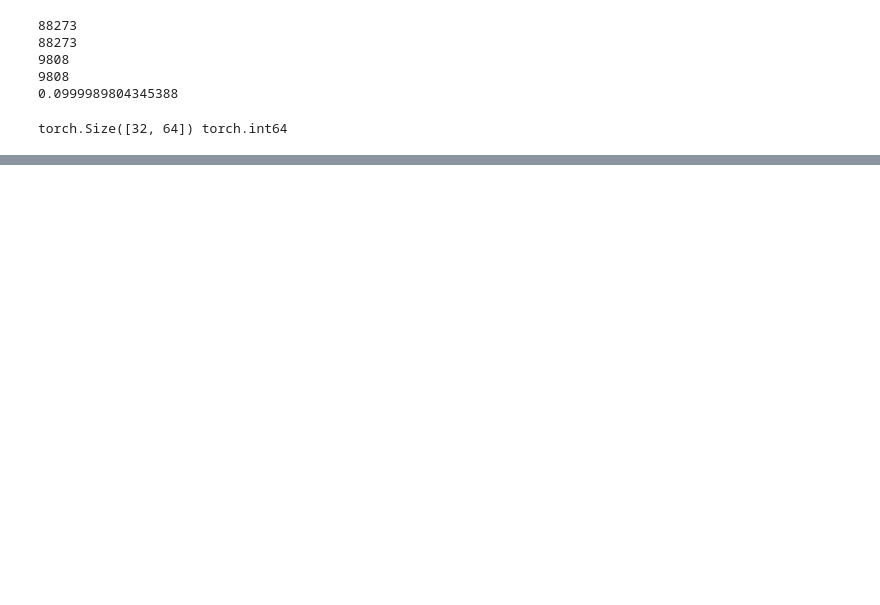
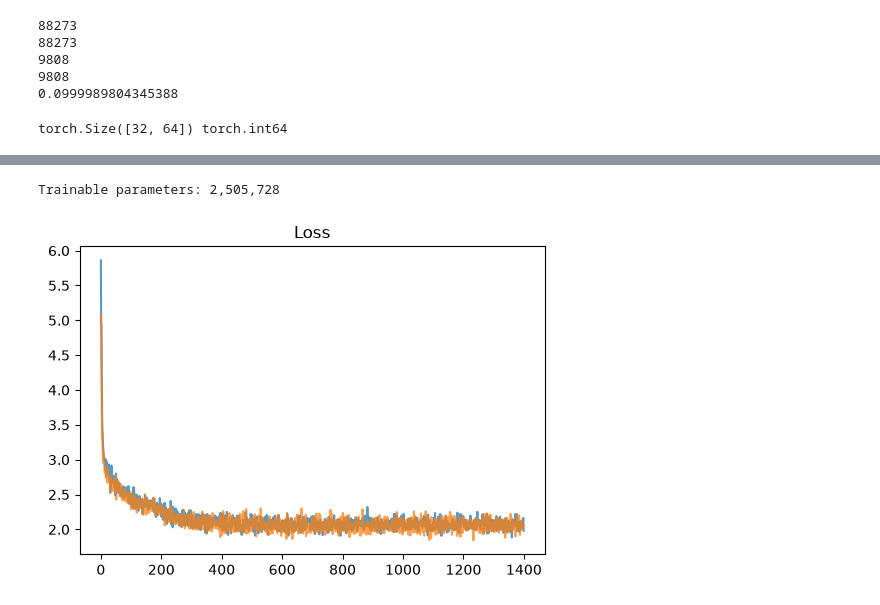
Before and after one commit to KaitoML/HomemadeGPT, a Jupyter notebook: tests.ipynb, the cells around one changed output, grey strips where cells are left out. Drawn from its saved outputs; the diff is of its cells as text; code cells hidden in the pictures; blank space fills up the shorter version.

```diff
--- a/tests.ipynb
+++ b/tests.ipynb
@@ -167,0 +210,43 @@ oughed, I won’m?” oo. “I it nery, “I a shangoatts. way
+# %%
+gpt = GPT(config)
+optimizer = torch.optim.Adam(params=gpt.parameters(), lr=3e-3)
+scheduler = torch.optim.lr_scheduler.StepLR(optimizer, step_size=200)
+# %%
+trainable_params = sum(p.numel() for p in gpt.parameters() if p.requires_grad)
+print(f"Trainable parameters: {trainable_params:,}")
+# %% [output]
+Trainable parameters: 2,505,728
+# %%
+train_losses = []
+val_losses = []
+
+total_steps = 1400
+loop = tqdm(range(total_steps), total=total_steps, desc='Training GPT Model')
+for step in loop:
+    # Train
+    gpt.train()
+    x_batch, y_batch = get_batch(config, 'train')
+    _, loss = gpt(x_batch, y_batch)
+    train_losses.append(loss.item())
+    optimizer.zero_grad()
+
+    loss.backward()
+    optimizer.step()
+
+    # Evaluate
+    gpt.eval()
+    with torch.no_grad():
+        x_batch, y_batch = get_batch(config, 'val')
+        _, loss = gpt(x_batch, y_batch)
+        val_losses.append(loss.item())
+
+    scheduler.step()
+
+    loop.set_postfix(loss=f'{loss.item():.4f}')
+# %%
+plt.figure(figsize=(6, 4))
+plt.plot(train_losses, label='Train', alpha=0.75)
+plt.plot(val_losses, label='Val', alpha=0.75)
+plt.title("Loss");
+# %% [output]
+[figure, added]
```
Also changed, not shown: parts of 18 cells of this notebook, 2 other files.
